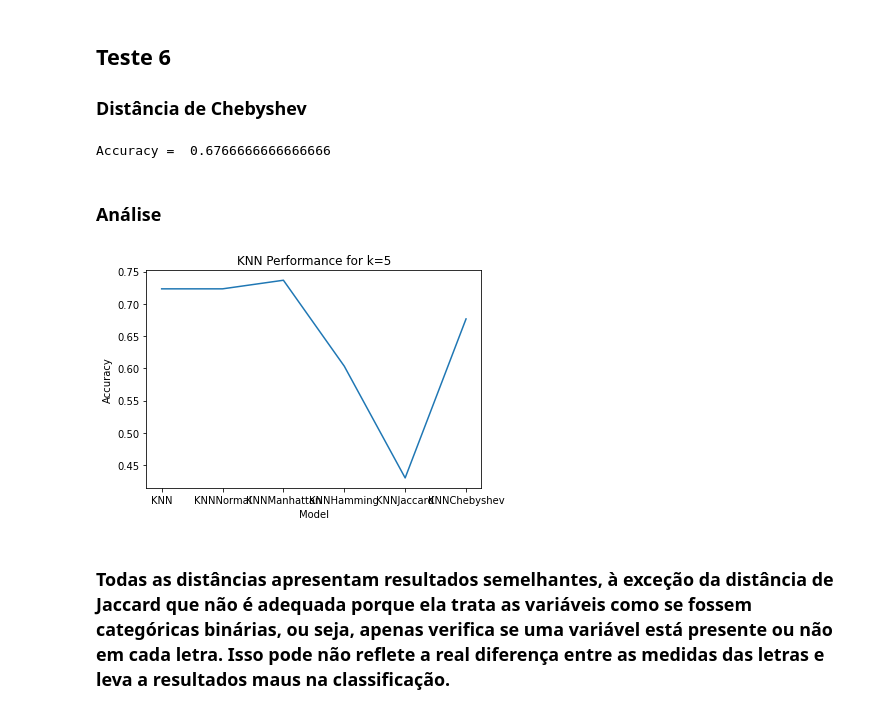
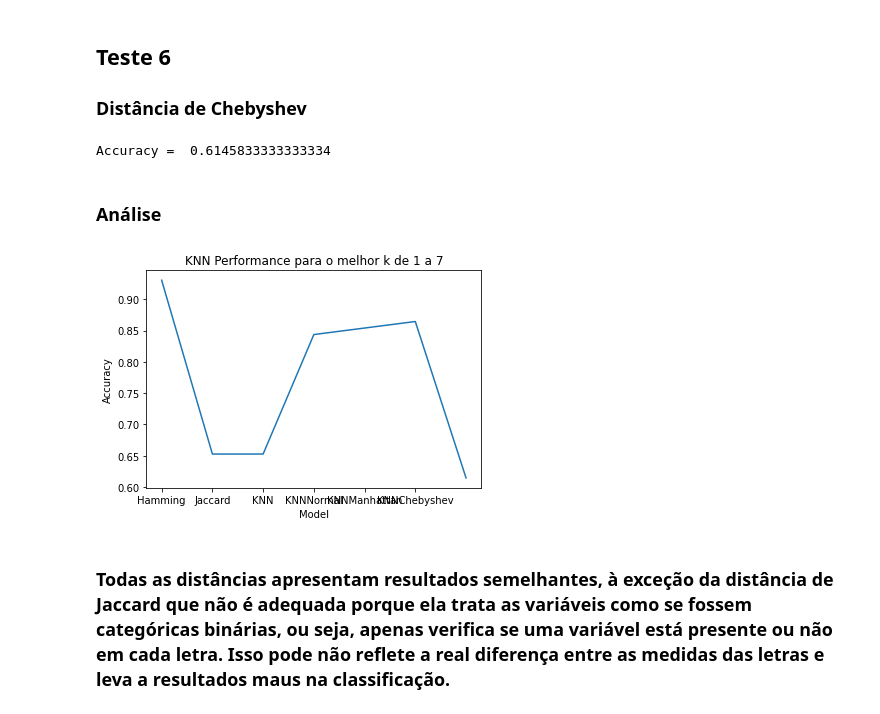
Before and after one commit to guilhermevaz8/Modified-KNN, a Jupyter notebook: KNNM.ipynb, the cells around one changed output. Drawn from its saved outputs; the diff is of its cells as text; code cells hidden in the pictures.

```diff
--- a/KNNM.ipynb
+++ b/KNNM.ipynb
@@ -483,7 +446,7 @@ accuracy=[]
 # %%
-KNN=KNeighborsClassifier(n_neighbors=1)
-KNN.fit(X_train_scaled,y_train)
-Y_pred=KNN.predict(X_test_scaled)
+KNN=KNeighborsClassifier(n_neighbors=6)
+KNN.fit(X_train,y_train)
+Y_pred=KNN.predict(X_test)
 print("Accuracy = ", accuracy_score(y_test,Y_pred))
 accuracy.append(accuracy_score(y_test,Y_pred))
 # %% [output]
@@ -499,4 +460,4 @@ Accuracy =  0.7233333333333334
 # %%
-KNN2=KNNNormal(1) #our model
-KNN2.fit(X_train_scaled,y_train)
+KNN2=KNNNormal(3) #our model
+KNN2.fit(X_train,y_train)
 # %%
@@ -515,4 +474,4 @@ Accuracy =  0.7233333333333334
 # %%
-KNN3=KNNManhattan(1) #our model
-KNN3.fit(X_train_scaled,y_train)
+KNN3=KNNManhattan(7) #our model
+KNN3.fit(X_train,y_train)
 # %%
@@ -562,23 +488,23 @@ Accuracy =  0.43
 # %%
-KNN6=KNNChebyshev(1) #our model
-KNN6.fit(X_train_scaled,y_train)
+KNN6=KNNChebyshev(7) #our model
+KNN6.fit(X_train,y_train)
 # %%
-Y1_pred = KNN6.predict(X_test_scaled)
+Y1_pred = KNN6.predict(X_test)
 print("Accuracy = ", accuracy_score(y_test, Y1_pred))
 accuracy.append(accuracy_score(y_test,Y1_pred))
 # %% [output]
-Accuracy =  0.6766666666666666
+Accuracy =  0.6145833333333334
 # %% [markdown]
 ### Análise
 # %%
 plt.plot(accuracy)
 plt.xlabel("Model")
 plt.ylabel("Accuracy")
-plt.title("KNN Performance for k=5")
-plt.xticks(range(6), ['KNN','KNNNormal','KNNManhattan','KNNHamming','KNNJaccard','KNNChebyshev'])
+plt.title("KNN Performance para o melhor k de 1 a 7")
+plt.xticks(range(6), ['Hamming','Jaccard','KNN','KNNNormal','KNNManhattan','KNNChebyshev'])
 plt.show()
 # %% [output]
-[figure, old version]
+[figure, new version]
 # %% [markdown]
 ### Todas as distâncias apresentam resultados semelhantes, à exceção da distância de Jaccard que não é adequada porque ela trata as variáveis como se fossem categóricas binárias, ou seja, apenas verifica se uma variável está presente ou não em cada letra. Isso pode não reflete a real diferença entre as medidas das letras e leva a resultados maus na classificação.
 # %% [markdown]
```
Also changed, not shown: parts of 117 cells of this notebook, 2 other files.
